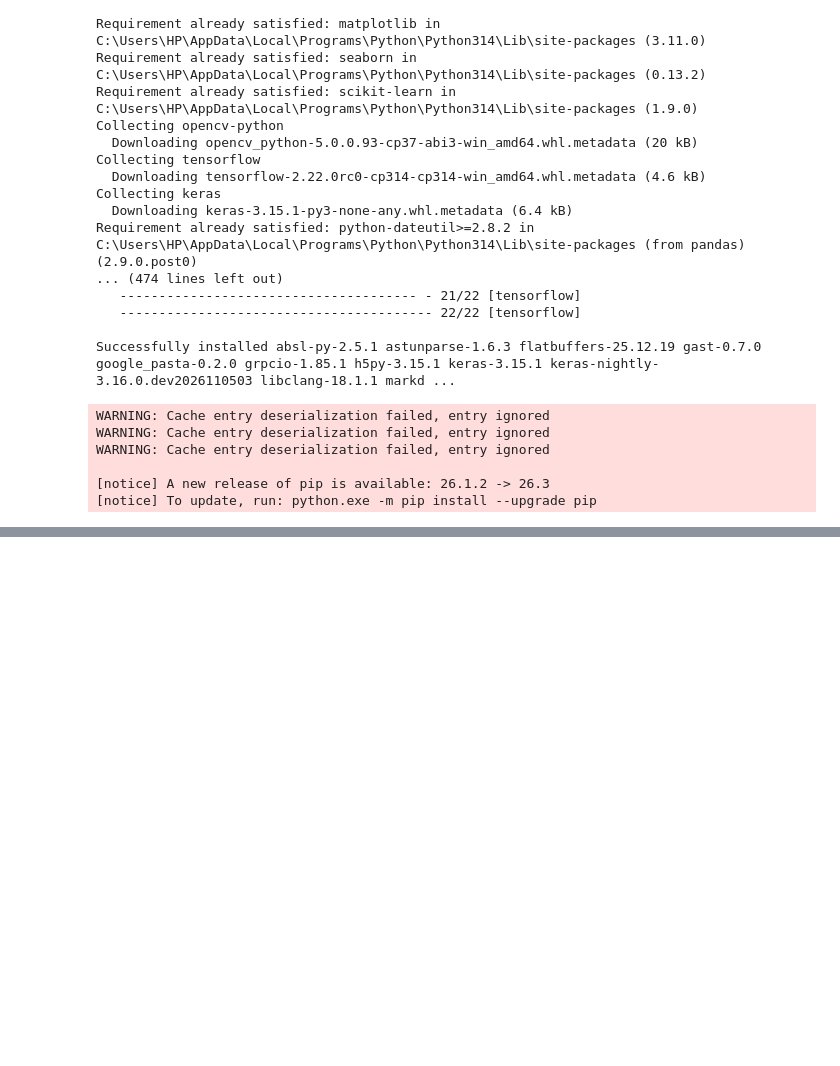
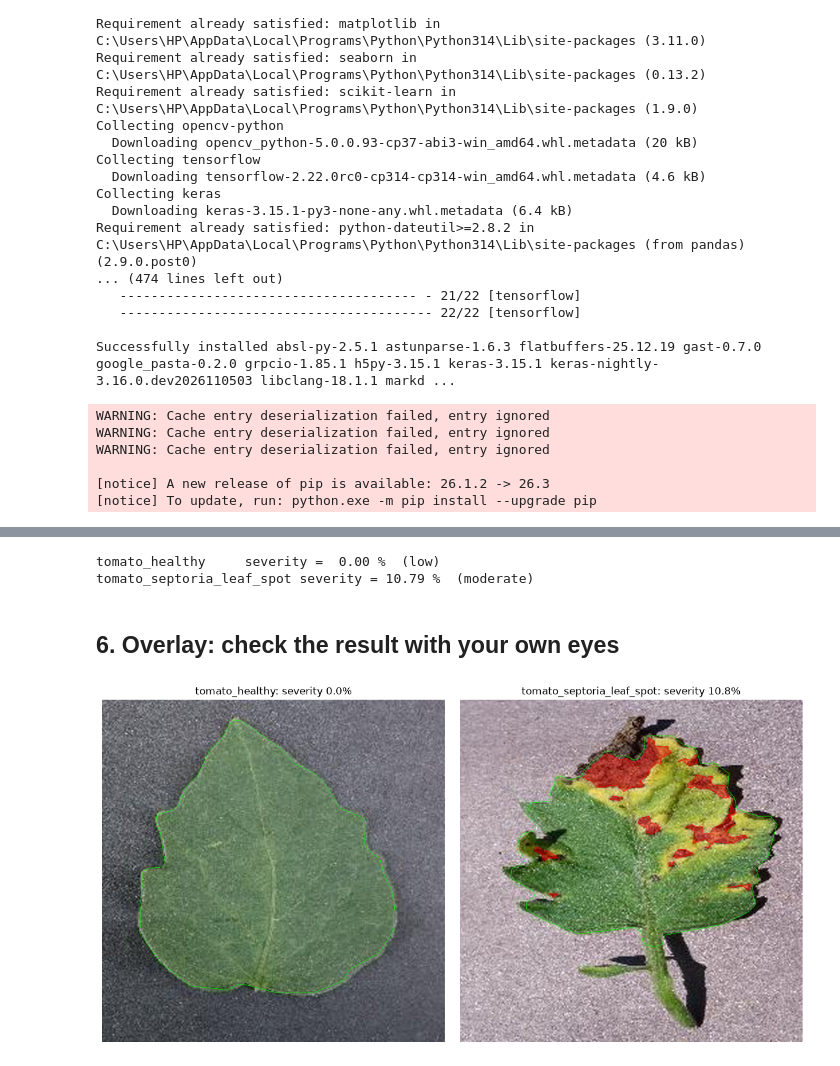
Before and after one commit to bijaylaxmibehera2/data-annotation-project, a Jupyter notebook: image-annotation/main.ipynb, the cells around one changed output, grey strips where cells are left out. Drawn from its saved outputs; the diff is of its cells as text; code cells hidden in the pictures; blank space fills up the shorter version.

```diff
--- a/image-annotation/main.ipynb
+++ b/image-annotation/main.ipynb
@@ -66,0 +200,33 @@ def show(images, titles=None, figsize=(14, 4)):
+# %%
+def severity_percent(sem):
+    leaf_px = int(((sem == 1) | (sem == 2)).sum())
+    return 100 * int((sem == 2).sum()) / leaf_px if leaf_px else 0.0
+
+def grade(p):
+    return "low" if p < 5 else "moderate" if p < 15 else "high"
+
+semantic = {}
+severity = {}
+for name, im in imgs.items():
+    semantic[name] = polygons_to_mask(annotations[name]["leaf"], annotations[name]["lesion"], im.shape)
+    severity[name] = severity_percent(semantic[name])
+    print(f"{name:18s} severity = {severity[name]:5.2f} %  ({grade(severity[name])})")
+# %% [output]
+tomato_healthy     severity =  0.00 %  (low)
+tomato_septoria_leaf_spot severity = 10.79 %  (moderate)
+# %% [markdown]
+## 6. Overlay: check the result with your own eyes
+# %%
+def make_overlay(img, sem, leaf_polys, lesion_polys, scale=3):
+    big = cv2.resize(img, None, fx=scale, fy=scale, interpolation=cv2.INTER_CUBIC)
+    red = big.copy()
+    red[cv2.resize(sem, None, fx=scale, fy=scale, interpolation=cv2.INTER_NEAREST) == 2] = (0, 0, 255)
+    ov = cv2.addWeighted(big, 0.6, red, 0.4, 0)
+    for p in leaf_polys:   cv2.polylines(ov, [(p * scale).astype(np.int32)], True, (0, 255, 0), 1)
+    for p in lesion_polys: cv2.polylines(ov, [(p * scale).astype(np.int32)], True, (0, 0, 255), 1)
+    return ov
+
+overlays = {n: make_overlay(imgs[n], semantic[n], annotations[n]["leaf"], annotations[n]["lesion"]) for n in imgs}
+show(list(overlays.values()), [f"{n}: severity {severity[n]:.1f}%" for n in imgs], figsize=(12, 6))
+# %% [output]
+[figure, added]
```
Also changed, not shown: parts of 14 cells of this notebook, 8 other files.
